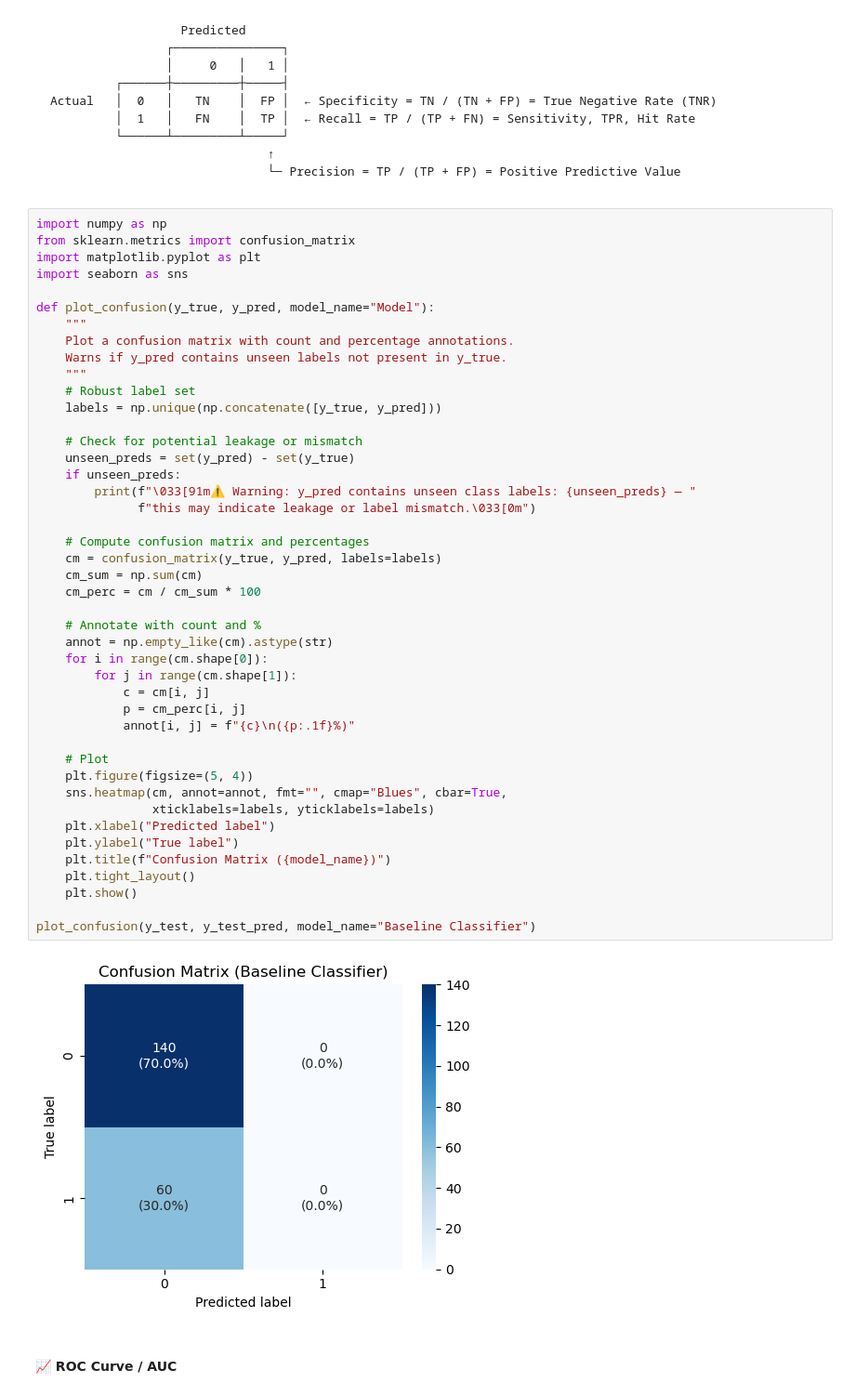
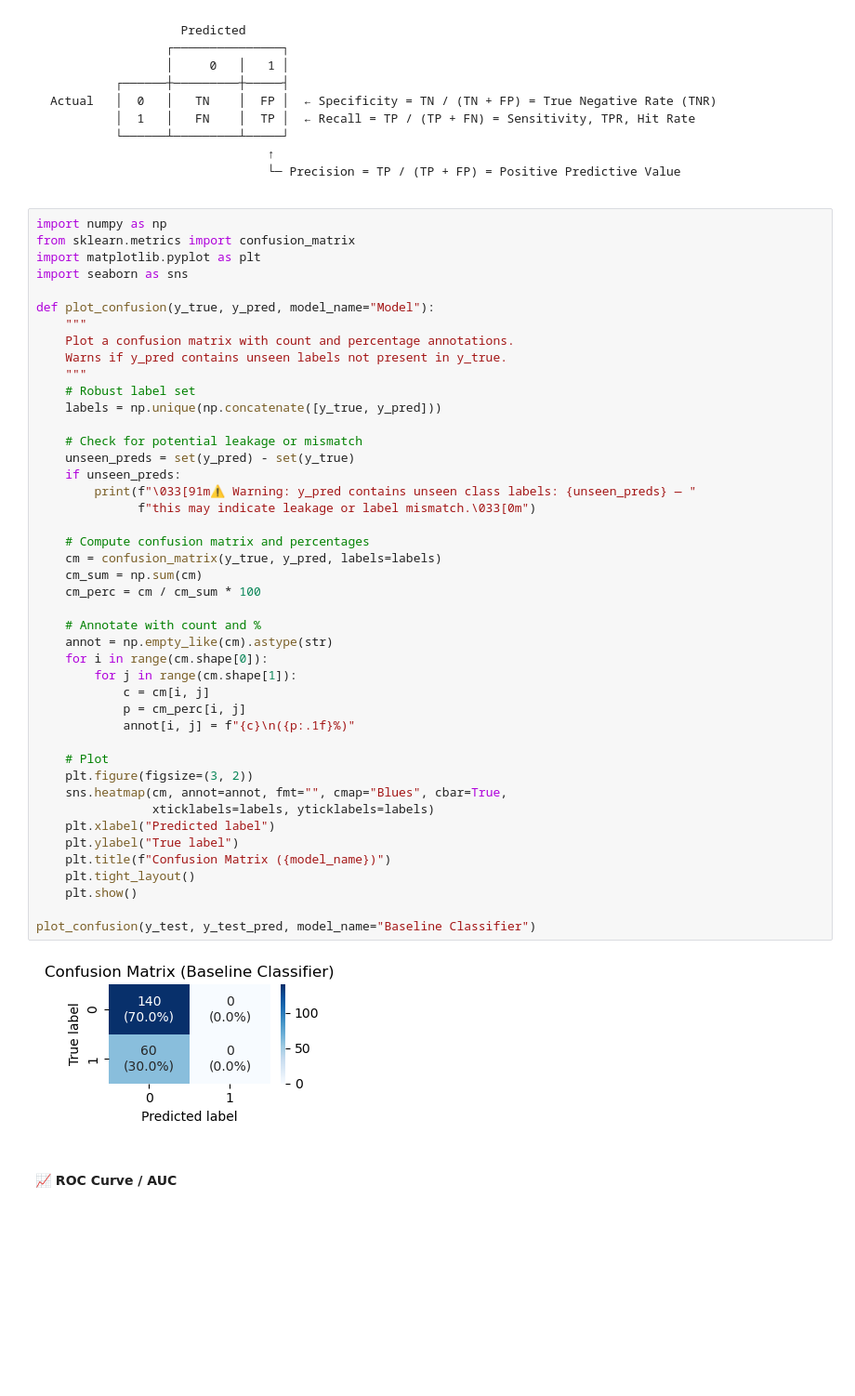
Before and after one commit to ashrithssreddy/ml-toolkit, a Jupyter notebook: Supervised_Learning/classification_v2.ipynb, the cells around one changed output. Shown at 93% size. Cells and saved outputs as stored; diff of their text form; folded sections open; blank space fills up the shorter version.

```diff
--- a/Supervised_Learning/classification_v2.ipynb
+++ b/Supervised_Learning/classification_v2.ipynb
@@ -437,35 +546,35 @@ def plot_confusion(y_true, y_pred, model_name="Model"):
     # Check for potential leakage or mismatch
     unseen_preds = set(y_pred) - set(y_true)
     if unseen_preds:
         print(f"\033[91m⚠️ Warning: y_pred contains unseen class labels: {unseen_preds} — "
               f"this may indicate leakage or label mismatch.\033[0m")
 
     # Compute confusion matrix and percentages
     cm = confusion_matrix(y_true, y_pred, labels=labels)
     cm_sum = np.sum(cm)
     cm_perc = cm / cm_sum * 100
 
     # Annotate with count and %
     annot = np.empty_like(cm).astype(str)
     for i in range(cm.shape[0]):
         for j in range(cm.shape[1]):
             c = cm[i, j]
             p = cm_perc[i, j]
             annot[i, j] = f"{c}\n({p:.1f}%)"
 
     # Plot
-    plt.figure(figsize=(5, 4))
+    plt.figure(figsize=(3, 2))
     sns.heatmap(cm, annot=annot, fmt="", cmap="Blues", cbar=True,
                 xticklabels=labels, yticklabels=labels)
     plt.xlabel("Predicted label")
     plt.ylabel("True label")
     plt.title(f"Confusion Matrix ({model_name})")
     plt.tight_layout()
     plt.show()
 
 plot_confusion(y_test, y_test_pred, model_name="Baseline Classifier")
 # %% [output]
-[figure, old version]
+[figure, new version]
 # %% [markdown]
 <a id="roc-auc-baseline"></a>
 #### 📈 ROC Curve / AUC
```
Also changed, not shown: parts of 36 cells of this notebook, 1 other file.
